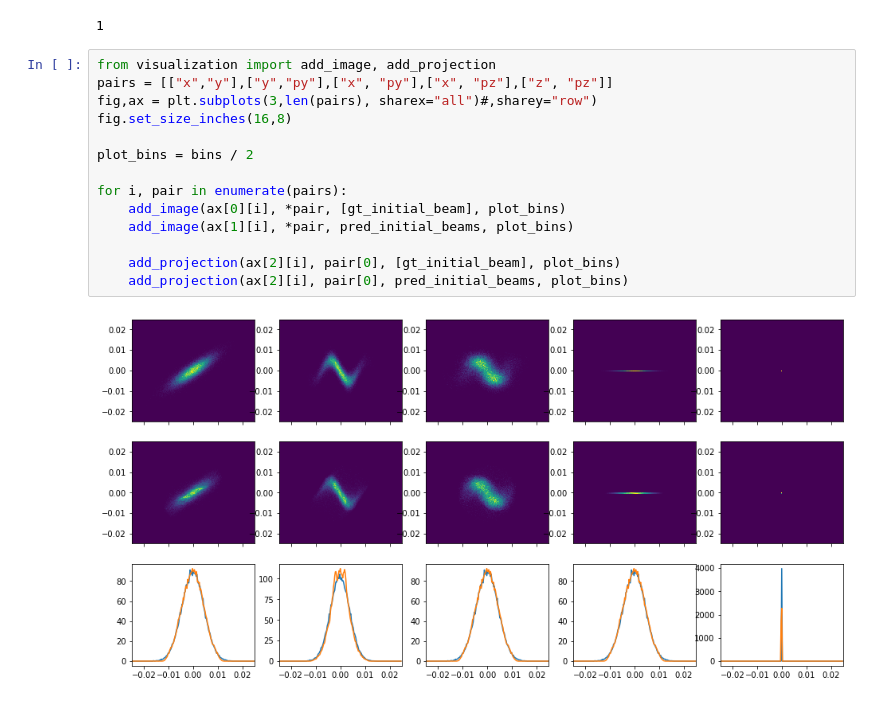
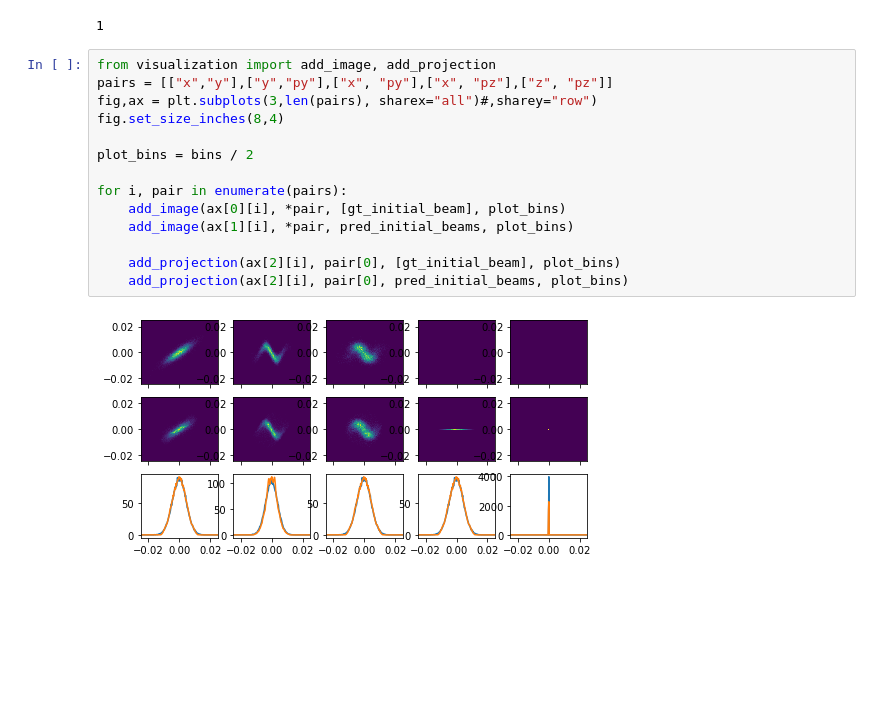
Before and after one commit to roussel-ryan/gpsr, a Jupyter notebook: test_case/model_analysis.ipynb, the cells around one changed output. Cells and saved outputs as stored; diff of their text form; blank space fills up the shorter version.

Commit message:
Work on generating test case plots

```diff
--- a/test_case/model_analysis.ipynb
+++ b/test_case/model_analysis.ipynb
@@ -243,16 +243,16 @@ len(pred_initial_beams)
 # %%
 from visualization import add_image, add_projection
 pairs = [["x","y"],["y","py"],["x", "py"],["x", "pz"],["z", "pz"]]
 fig,ax = plt.subplots(3,len(pairs), sharex="all")#,sharey="row")
-fig.set_size_inches(16,8)
+fig.set_size_inches(8,4)
 
 plot_bins = bins / 2
 
 for i, pair in enumerate(pairs):
     add_image(ax[0][i], *pair, [gt_initial_beam], plot_bins)
     add_image(ax[1][i], *pair, pred_initial_beams, plot_bins)
 
     add_projection(ax[2][i], pair[0], [gt_initial_beam], plot_bins)
     add_projection(ax[2][i], pair[0], pred_initial_beams, plot_bins)
 # %% [output]
-[figure, old version]
+[figure, new version]
```
Also changed, not shown: parts of 6 cells of this notebook, 6 other files.
